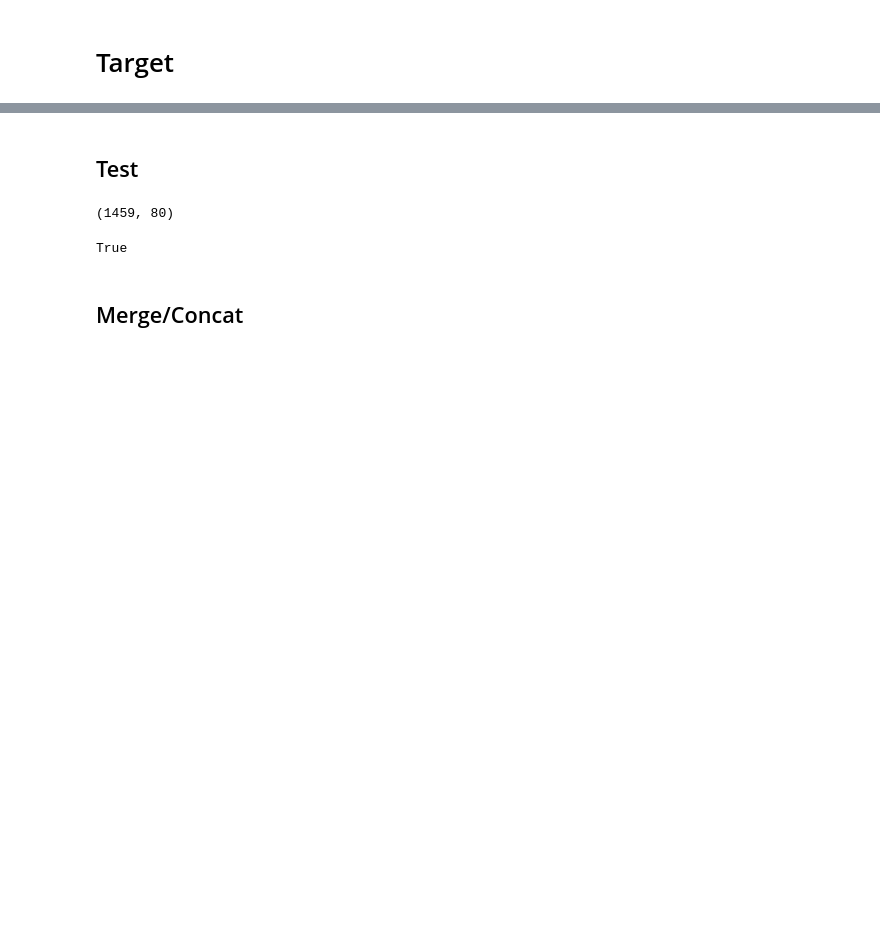
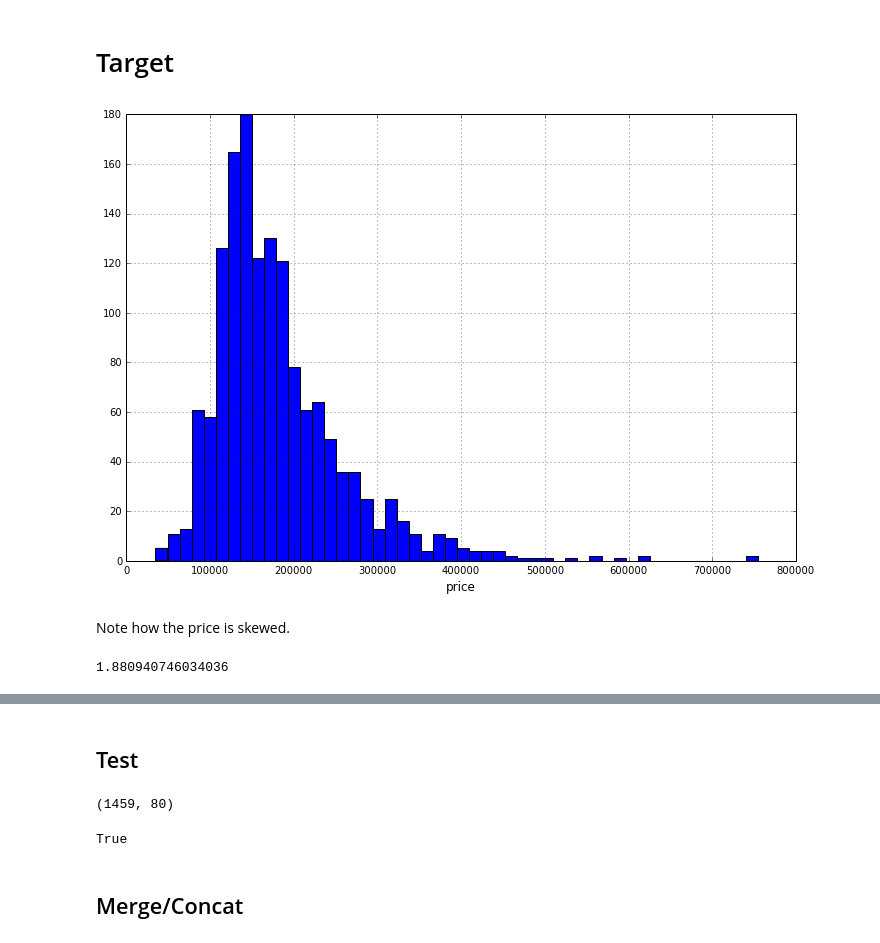
Before and after one commit to ahmadelsallab/HousePrices, a Jupyter notebook: train.ipynb, the cells around one changed output, grey strips where cells are left out. Saved outputs shown, nothing was run; the diff lists cells and outputs as text; code cells hidden in the pictures; blank space fills up the shorter version.

```diff
--- a/train.ipynb
+++ b/train.ipynb
@@ -18,5 +52,25 @@ print(train_df.shape)
 # %% [markdown]
 # Target
+# %%
+y_ = train_df.SalePrice
+# %%
+# Hist
+plt.figure(figsize=(12,8))
+#sns.distplot(train_df.price.values, bins=50, kde=False)
+y_.hist(bins=50)
+plt.xlabel('price', fontsize=12)
+plt.show()
+# %% [output]
+[figure, added]
+# %% [markdown]
+Note how the price is skewed.
+# %%
+# Log transform of the skewed numerical features to lessen impact of outliers
+# Inspired by Alexandru Papiu's script : https://www.kaggle.com/apapiu/house-prices-advanced-regression-techniques/regularized-linear-models
+# As a general rule of thumb, a skewness with an absolute value > 0.5 is considered at least moderately skewed
+print(skew(y_)) # >0.5
+# %% [output]
+1.880940746034036
 # %%
 y_ = train_df.SalePrice
 y = y_log = np.log1p(y_)
```
Also changed, not shown: parts of 18 cells of this notebook, 1 other file.
